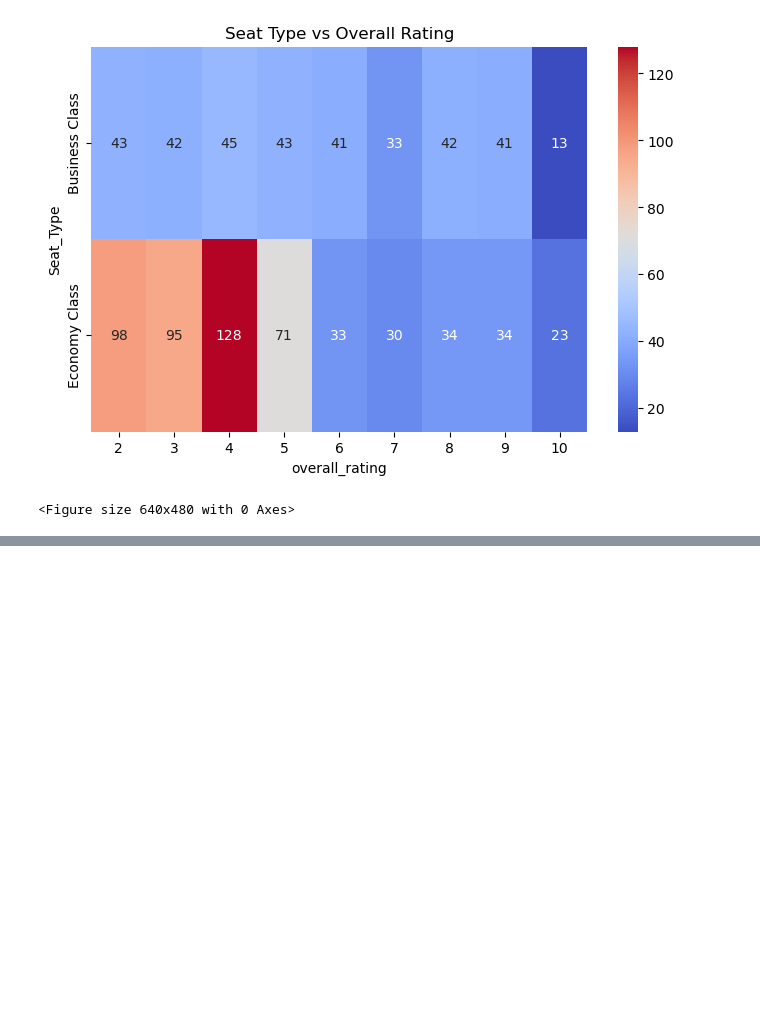
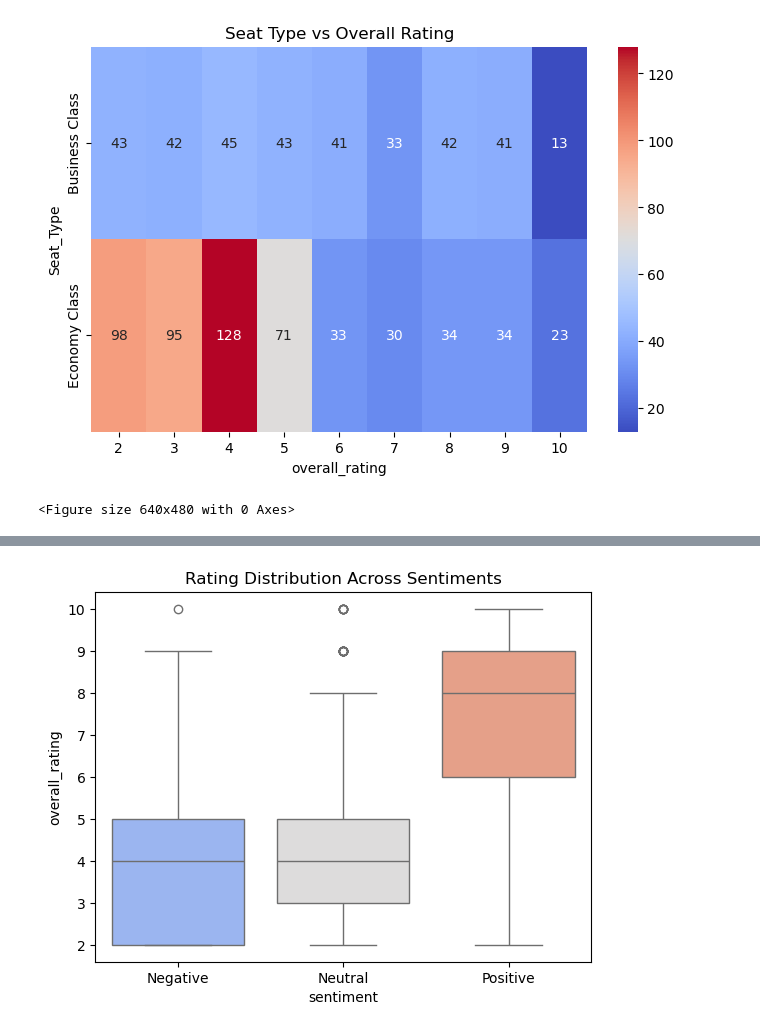
Before and after one commit to Aabhas2/BA_Analysis, a Jupyter notebook: getting_started (1).ipynb, the cells around one changed output, grey strips where cells are left out. Cells and saved outputs as stored; diff of their text form; code cells hidden in the pictures; blank space fills up the shorter version.

```diff
--- a/BA_reviews.ipynb
+++ b/getting_started (1).ipynb
@@ -886,0 +985,6 @@ plt.savefig('eco.png')
+# %%
+sns.boxplot(x=df['sentiment'], y=df['overall_rating'],palette='coolwarm',hue=df['sentiment'])
+plt.title('Rating Distribution Across Sentiments')
+plt.show()
+# %% [output]
+[figure, added]
```
Also changed, not shown: parts of 22 cells of this notebook, 3 other files.
